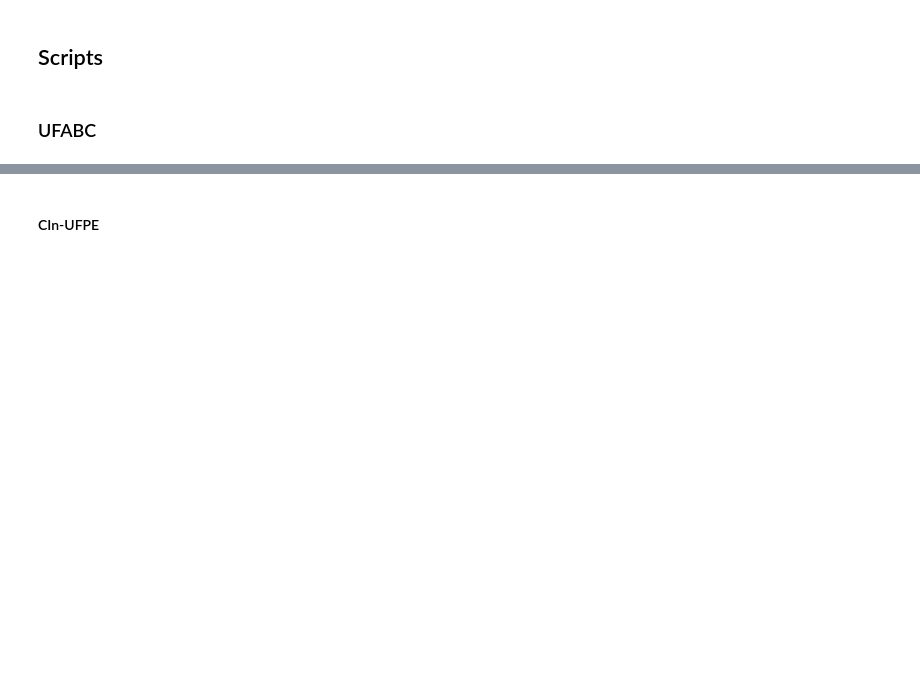
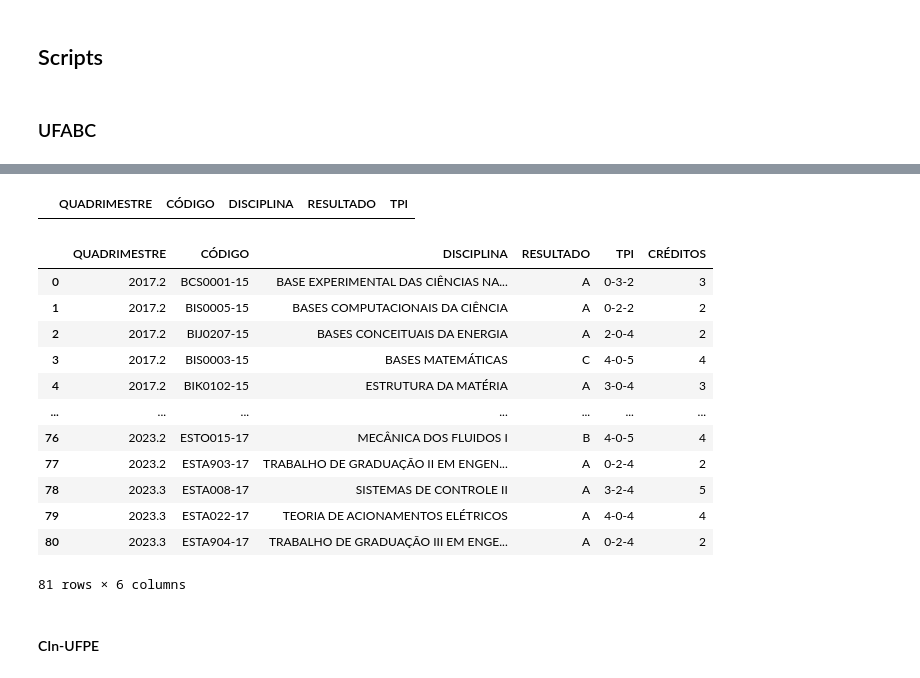
Before and after one commit to azzolinovarella/azzolinovarella.github.io, a Jupyter notebook: notebooks/01-GenerateGraphs.ipynb, the cells around one changed output, grey strips where cells are left out. Cells and saved outputs as stored; diff of their text form; code cells hidden in the pictures; blank space fills up the shorter version.

Commit message:
Adicionando bases de dados e começando a fazer testes no notebook

```diff
--- a/notebooks/01-GenerateGraphs.ipynb
+++ b/notebooks/01-GenerateGraphs.ipynb
@@ -19,0 +18,3 @@ import plotly.graph_objects as go
+# %%
+df_ufabc_grades = pd.read_excel('./data/notas-ufabc.xlsx')
+df_ufabc_grades
@@ -19,0 +52,3 @@ import plotly.graph_objects as go
+# %%
+df_ufabc_creds = df_ufabc_creds[['SIGLA', 'TPI']]
+df_ufabc_creds
@@ -19,0 +69,3 @@ import plotly.graph_objects as go
+# %%
+df_ufabc = df_ufabc_grades.join(df_ufabc_creds.set_index('SIGLA'), on='CÓDIGO', how='left')
+df_ufabc
@@ -20,3 +86,24 @@ import plotly.graph_objects as go
+# %%
+df_ufabc[df_ufabc.isna().any(axis=1)]
+# %% [output]
+|  | QUADRIMESTRE | CÓDIGO | DISCIPLINA | RESULTADO | TPI |
+# %%
+df_ufabc['CRÉDITOS'] = df_ufabc['TPI'].apply(lambda s: int(s.split('-')[0]) + int(s.split('-')[1]))
+df_ufabc
+# %% [output]
+|  | QUADRIMESTRE | CÓDIGO | DISCIPLINA | RESULTADO | TPI | CRÉDITOS |
+| 0 | 2017.2 | BCS0001-15 | BASE EXPERIMENTAL DAS CIÊNCIAS NA... | A | 0-3-2 | 3 |
+| 1 | 2017.2 | BIS0005-15 | BASES COMPUTACIONAIS DA CIÊNCIA | A | 0-2-2 | 2 |
+| 2 | 2017.2 | BIJ0207-15 | BASES CONCEITUAIS DA ENERGIA | A | 2-0-4 | 2 |
+| 3 | 2017.2 | BIS0003-15 | BASES MATEMÁTICAS | C | 4-0-5 | 4 |
+| 4 | 2017.2 | BIK0102-15 | ESTRUTURA DA MATÉRIA | A | 3-0-4 | 3 |
+| ... | ... | ... | ... | ... | ... | ... |
+| 76 | 2023.2 | ESTO015-17 | MECÂNICA DOS FLUIDOS I | B | 4-0-5 | 4 |
+| 77 | 2023.2 | ESTA903-17 | TRABALHO DE GRADUAÇÃO II EM ENGEN... | A | 0-2-4 | 2 |
+| 78 | 2023.3 | ESTA008-17 | SISTEMAS DE CONTROLE II | A | 3-2-4 | 5 |
+| 79 | 2023.3 | ESTA022-17 | TEORIA DE ACIONAMENTOS ELÉTRICOS | A | 4-0-4 | 4 |
+| 80 | 2023.3 | ESTA904-17 | TRABALHO DE GRADUAÇÃO III EM ENGE... | A | 0-2-4 | 2 |
+81 rows × 6 columns
 # %%
 # Exemplo
 fig = go.Figure()
```
Also changed, not shown: parts of 5 cells of this notebook, 6 other files.
